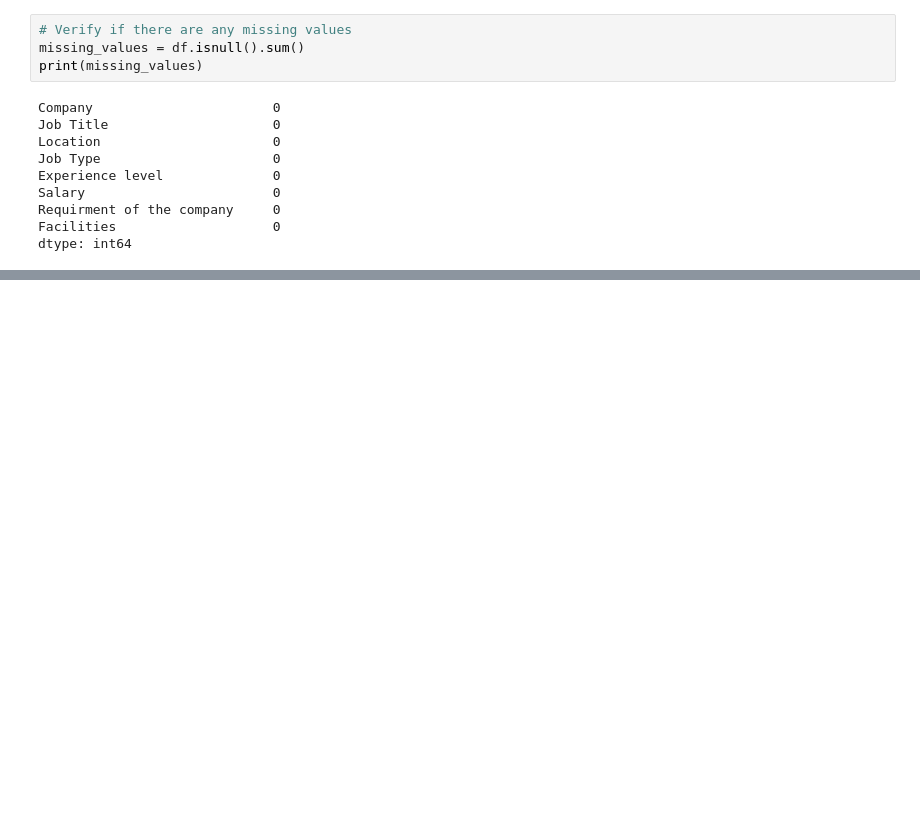
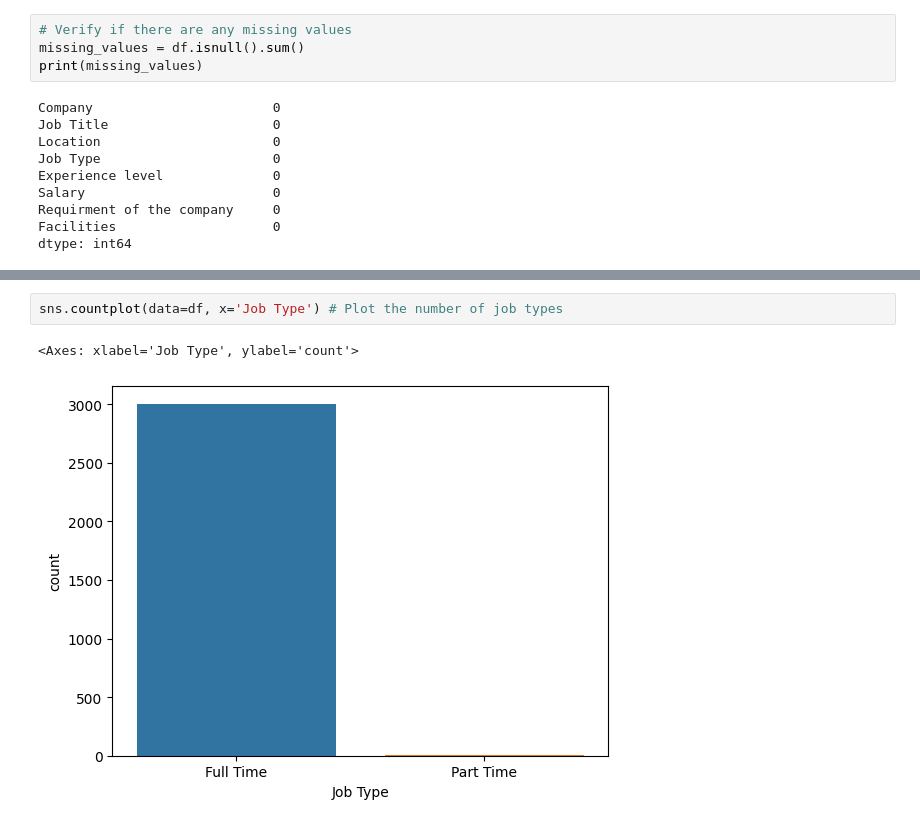
Before and after one commit to AestheticPoints/data-science-job, a Jupyter notebook: data_science_analysis.ipynb, the cells around one changed output, grey strips where cells are left out. Saved outputs shown, nothing was run; the diff lists cells and outputs as text; blank space fills up the shorter version.

```diff
--- a/data_science_analysis.ipynb
+++ b/data_science_analysis.ipynb
@@ -189,0 +209,5 @@ dtype: int64
+# %%
+sns.countplot(data=df, x='Job Type') # Plot the number of job types
+# %% [output]
+<Axes: xlabel='Job Type', ylabel='count'>
+[figure, added]
```
Also changed, not shown: parts of 12 cells of this notebook.
